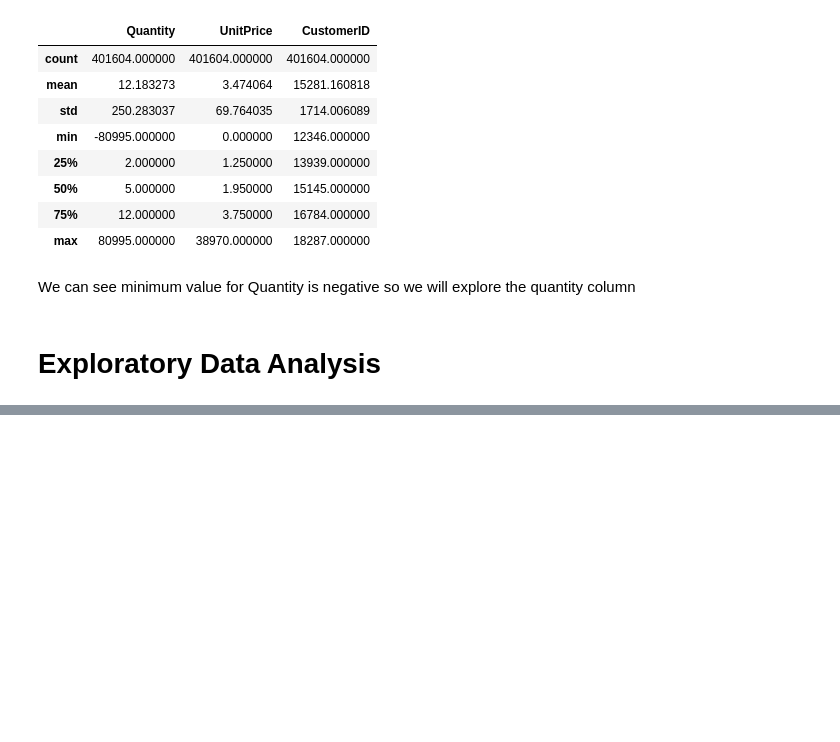
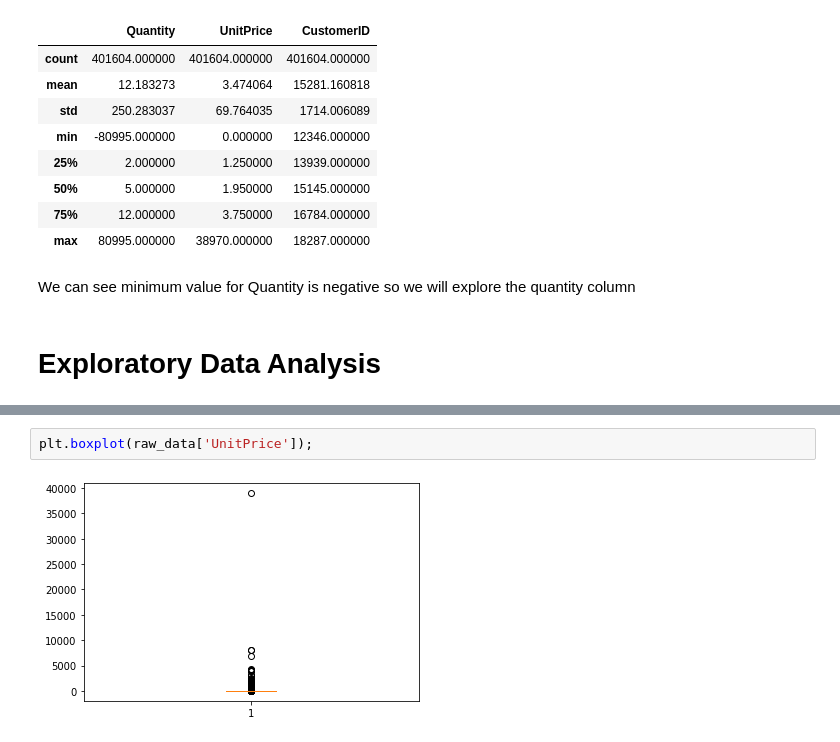
Before and after one commit to harishgawade1999/Online-Retail-Customer-Segmentation, a Jupyter notebook: Harish_Online_Retail_Customer_Segmentation_Capstone_Project.ipynb, the cells around one changed output, grey strips where cells are left out. Cells and saved outputs as stored; diff of their text form; blank space fills up the shorter version.

```diff
--- a/Harish_Online_Retail_Customer_Segmentation_Capstone_Project.ipynb
+++ b/Harish_Online_Retail_Customer_Segmentation_Capstone_Project.ipynb
@@ -190,0 +264,4 @@ We can see minimum value for Quantity is negative so we will explore the quantit
+# %%
+plt.boxplot(raw_data['UnitPrice']);
+# %% [output]
+[figure, added]
```
Also changed, not shown: parts of 18 cells of this notebook.
